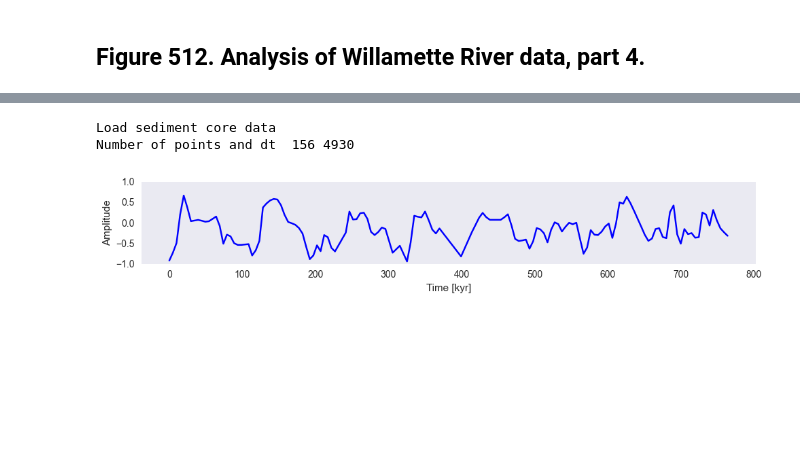
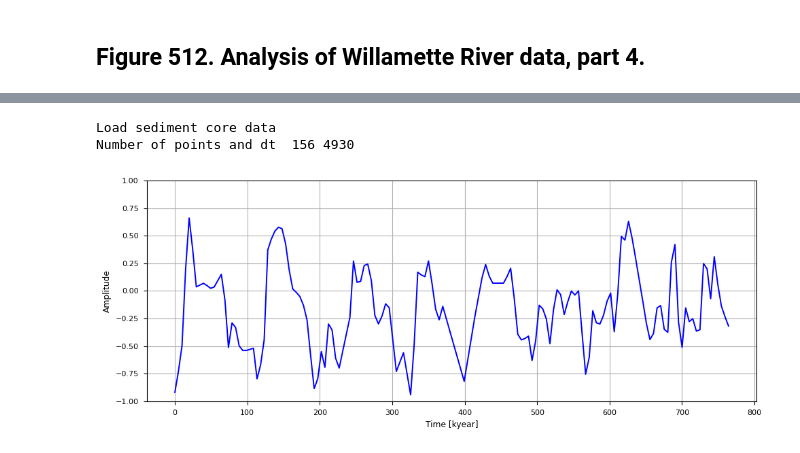
Before and after one commit to Chamusuke/Multitaper_harmonic_Ftest, a Jupyter notebook: example/example.ipynb, the cells around one changed output, grey strips where cells are left out. Saved outputs shown, nothing was run; the diff lists cells and outputs as text; code cells hidden in the pictures; blank space fills up the shorter version.

Commit message:
finished hormonic ftest

```diff
--- a/example/example.ipynb
+++ b/example/example.ipynb
@@ -114,37 +116,39 @@ plt.show()
 # マルチターパーPSD推定とF検定
 MT_psd = MultiTaper_Periodogram(NW=4, K=5, nfft=1024)
 MT_psd.MT_Spec(Willamette_data, fs=1/dt)
-MT_psd.Harmonic_Ftest(p_level=0.001)
+MT_psd.Harmonic_Ftest(p_level=0.005)
 # print(MT_psd.Smt_k)
 # dB変換
 Smt_db = 10 * np.log10(MT_psd.Smt)
-Re_Smt_db = 10 * np.log10(MT_psd.re_psd[0, :])
+Re_Smt_db = 10 * np.log10(MT_psd.re_psd)
 
 # # F統計量のプロット
-plt.style.use('seaborn-v0_8')
+plt.style.use('seaborn-v0_8-paper')#'mpl20': 'default', 'mpl15': 'classic'
 fig = plt.figure(figsize=(10, 4))
 ax = fig.add_subplot()
-ax.plot(MT_psd.f, MT_psd.F_stat[0, :], '-', label='F-statistic', alpha=1, c='tomato', lw=1.5)
+ax.plot(MT_psd.f, MT_psd.F_stat[0, :], '-', label='F-statistic', alpha=1,  lw=1.5)
 # ax.hlines(MT_psd.F_crit, MT_psd.f[0], MT_psd.f[-1], linestyles="-.", color='green', label='99.9% Percentile')
-ax.hlines(MT_psd.F_999, MT_psd.f[0], MT_psd.f[-1], linestyles="-.", color='green', label='99.9% Percentile')
-ax.hlines(MT_psd.F_99, MT_psd.f[0], MT_psd.f[-1], linestyles="-.", color='green', label='99% Percentile')
+ax.hlines(MT_psd.F_999, MT_psd.f[0], MT_psd.f[-1], linestyles="-.", label='99.9% Percentile')
+ax.hlines(MT_psd.F_99, MT_psd.f[0], MT_psd.f[-1], linestyles="-.",  label='99% Percentile')
 ax.set_ylabel('F-statistic')
 ax.set_xlabel('Frequency [cycles/year]')
 ax.set_ylim(0, 50)
 ax.legend()
 fig.tight_layout()
+plt.grid(True, alpha=0.3)
 plt.show()
 
 # プロット
-plt.style.use('seaborn-v0_8')
+plt.style.use('seaborn-v0_8-paper')#'mpl20': 'default', 'mpl15': 'classic'
 fig, ax = plt.subplots(figsize=(10, 4))
-ax.plot(MT_psd.f*1e6, Re_Smt_db, '-', label='Background PSD', alpha=1, c='teal', lw=1.5)
-ax.plot(MT_psd.f*1e6, Smt_db, label='PSD (MT)', color='darkorange', lw=1.5)
+ax.plot(MT_psd.f*1e6, Re_Smt_db[0,:], '-', label='Background PSD', alpha=1,  lw=1.5)
+ax.plot(MT_psd.f*1e6, Smt_db, label='PSD (MT)',  lw=1.5)
 ax.set_xlabel('Frequency [cycles/year]')
 ax.set_ylabel('Power [dB]')
 ax.grid(True, alpha=0.3)
 ax.set_ylim(-40,20)
 ax.legend()
+plt.grid(True, alpha=0.3)
 plt.tight_layout()
 plt.show()
 # %% [output]
@@ -188,7 +158,35 @@ plt.show()
 import matplotlib.pyplot as plt
 import numpy as np
 
-from src.multitaper import get_data #適宜変更
+def get_data(fname):
+
+    if (fname.find("v22")>-1):
+        url = 'https://zenodo.org/record/6025794/files/v22_174_series.dat?download=1'
+    elif (fname.find("hhe.dat")>-1):
+        url = 'https://zenodo.org/record/6025794/files/sgc_vmm_hhe.dat?download=1'
+    elif (fname.find("sgc_vmm.dat")>-1):
+        url = 'https://zenodo.org/record/6025794/files/sgc_vmm.dat?download=1'
+    elif (fname.find("sgc_surf")>-1):
+        url = 'https://zenodo.org/record/6025794/files/sgc_surf.dat?download=1'
+    elif (fname.find("sgc_mesetas")>-1):
+        url = 'https://zenodo.org/record/6025794/files/sgc_mesetas.dat?download=1'
+    elif (fname.find("PASC")>-1):
+        url = 'https://zenodo.org/record/6025794/files/PASC.dat?download=1'
+    elif (fname.find("_src")>-1):
+        url = 'https://zenodo.org/record/6025794/files/mesetas_src.dat?download=1'
+    elif (fname.find("crisanto")>-1):
+        url = 'https://zenodo.org/record/6025794/files/crisanto_mesetas.dat?download=1'
+    elif (fname.find("akima")>-1):
+        url = 'https://zenodo.org/record/6025794/files/asc_akima.dat?download=1'
+    elif (fname.find("ADO")>-1):
+        url = 'https://zenodo.org/record/6025794/files/ADO.dat?download=1'
+    else:
+        data = -1
+
+    data = np.loadtxt(url)
+
+    return data
+
 # データ読み込みと時間軸生成
 x = get_data('v22_174_series.dat')
 npts = np.shape(x)[0]
@@ -198,10 +196,10 @@ print('Load sediment core data')
 print('Number of points and dt ', npts, dt)
 
 # 元信号のプロット
-fig = plt.figure(figsize=(10, 2))
+fig = plt.figure(figsize=(10,4))
 ax = fig.add_subplot()
 ax.plot(t / 1e3, x, label="AM Signal", color='b')
-ax.set_xlabel("Time [kyr]")   # ← 単位を「千年」に修正
+ax.set_xlabel("Time [kyear]")
 ax.set_ylabel("Amplitude")
 ax.set_ylim(-1.0,1.0)
 ax.grid()
@@ -214,52 +212,50 @@ fs = 1.0 / dt
 # マルチターパーPSD推定とF検定
 MT_psd = MultiTaper_Periodogram(NW=3.5, K=5, nfft=2**12)
 MT_psd.MT_Spec(x, fs)                 # ← fs = 1/dt を渡す
 MT_psd.Harmonic_Ftest(p_level=0.05)
 
+Smt_db = 10 * np.log10(MT_psd.Smt)
+eps = 1e-20
+Re_Smt_db = 10 * np.log10(np.maximum(MT_psd.re_psd, eps))
 
 # PSDと再構成スペクトルのプロット
-fig, axes = plt.subplots(3, 1, figsize=(10, 8), sharex=True)
+plt.style.use('seaborn-v0_8-paper')#'mpl20': 'default', 'mpl15': 'classic'
+fig, axes = plt.subplots(2, 1, figsize=(8,8), sharex=True)
 
 # ① PSD_MTと再構成PSD
 ax = axes[0]
-ax.plot(MT_psd.f, MT_psd.Smt, '-', label='PSD_MT', alpha=0.8, c='r', lw=1.5)
-ax.set_ylabel('PSD (Power/cycle/year)')
-ax.set_yscale("log")
+ax.plot(MT_psd.f*1e6, Smt_db, '-', label='PSD_MT', alpha=0.8,  lw=1.5)
+ax.plot(MT_psd.f*1e6, Re_Smt_db[2, :], '-', label='Re PSD', alpha=1,  lw=1.5)
+ax.plot(MT_psd.f*1e6, Re_Smt_db[0, :], '-', label='Background PSD', alpha=1, lw=1.5)
+
+ax.set_ylabel('PSD (Power/cycle/year)[dB]')
 # ax.set_xlim(0, 0.1)  # 例: 周波数範囲を cycles/year に合わせて調整
-ax.set_ylim(0,1e5)
-ax.legend()
-
-# ② バックスペクトル（線成分除去後）
-ax = axes[1]
-ax.plot(MT_psd.f, MT_psd.re_psd[0, :], '-', label='Background PSD', alpha=1, c='teal', lw=1.5)
-ax.set_ylabel('PSD (Power/cycle/year)')
-ax.set_yscale("log")
+ax.set_ylim(0,70)
 ax.legend()
 
 # ③ 線成分スペクトルのみ
-ax = axes[2]
-ax.plot(MT_psd.f, MT_psd.re_psd[2, :], '-', label='Line PSD', alpha=1, c='mediumblue', lw=1.5)
-ax.set_ylabel('PSD (Power/cycle/year)')
+ax = axes[1]
+ax.plot(MT_psd.f*1e6, Re_Smt_db[1, :], '-', label='Line PSD', alpha=1, c='mediumblue', lw=1.5)
+ax.set_ylabel('PSD (Power/cycle/year)[dB]')
 ax.set_xlabel('Frequency [cycles/year]')
-ax.set_yscale("log")
+ax.set_ylim(0,70)
 ax.legend()
-
 fig.tight_layout()
 plt.show()
 
 # F統計量のプロット
-fig = plt.figure(figsize=(12, 2))
+fig = plt.figure(figsize=(8,6))
 ax = fig.add_subplot()
-ax.plot(MT_psd.f, MT_psd.F_stat[0, :], '-', label='F-statistic', alpha=1, c='tomato', lw=1.5)
-ax.hlines(MT_psd.F_crit, MT_psd.f[0], MT_psd.f[-1], linestyles="-.", color='green', label='95% Percentile')
+ax.plot(MT_psd.f*1e6, MT_psd.F_stat[0, :], '-', label='F-statistic', alpha=1, c='tomato', lw=1.5)
+ax.hlines(MT_psd.F_crit, MT_psd.f[0]*1e6, MT_psd.f[-1]*1e6, linestyles="-.", color='green', label='95% Percentile')
 ax.set_ylabel('F-statistic')
 ax.set_xlabel('Frequency [cycles/year]')
 # ax.set_xlim(0, 0.1)  # 周波数範囲を cycles/year に合わせて調整
-ax.set_ylim(0, 20)
+ax.set_ylim(0, 50)
 ax.legend()
 fig.tight_layout()
 plt.show()
 # %% [output]
 Load sediment core data
 Number of points and dt  156 4930
-[figure, old version]
+[figure, new version]
```
Also changed, not shown: parts of 7 cells of this notebook, 2 other files.
